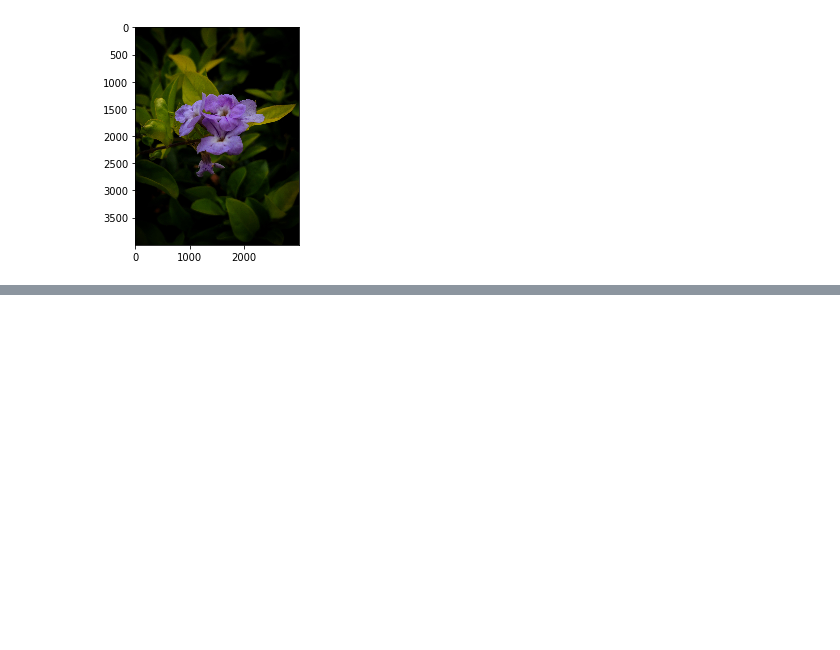
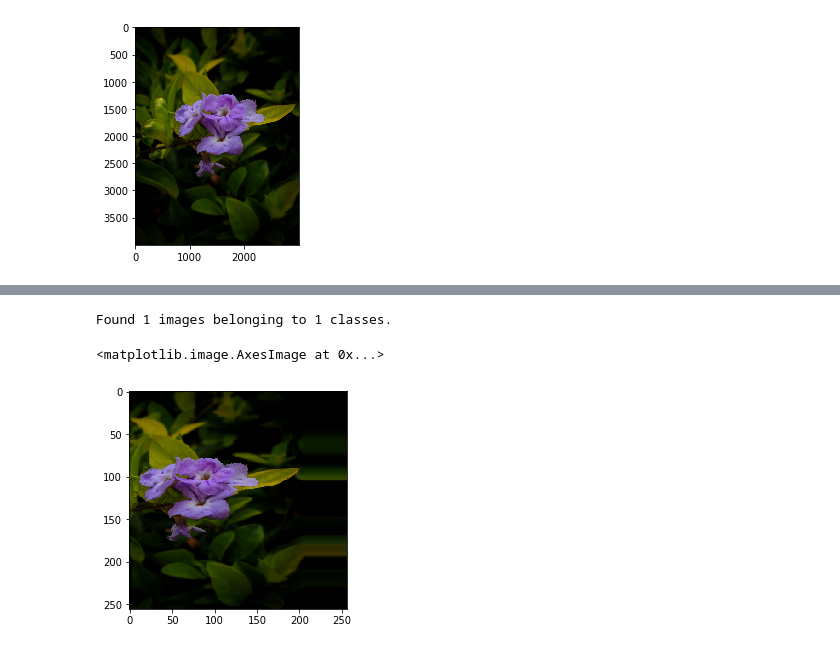
Before and after one commit to probe2k/ImageManipulation, a Jupyter notebook: main.ipynb, the cells around one changed output, grey strips where cells are left out. Drawn from its saved outputs; the diff is of its cells as text; code cells hidden in the pictures; blank space fills up the shorter version.

Commit message:
Image Augmentation -> Dimensions shifting

```diff
--- a/main.ipynb
+++ b/main.ipynb
@@ -28,0 +29,14 @@ Found 1 images belonging to 1 classes.
+# %%
+# Dimensions shift
+# Just for lookups - https://keras.io/api/preprocessing/image/
+generator = tf.keras.preprocessing.image.ImageDataGenerator(
+    width_shift_range=[-200, -100, 0, 50, 100],
+    height_shift_range=[-100, 0, 100]
+)
+# %%
+x, y = next(generator.flow_from_directory('asset', batch_size=1))
+plt.imshow(x[0].astype('uint8'))    # rotation variance plot on every iteration
+# %% [output]
+Found 1 images belonging to 1 classes.
+<matplotlib.image.AxesImage at 0x...>
+[figure, added]
```
Also changed, not shown: parts of 1 cell of this notebook.
